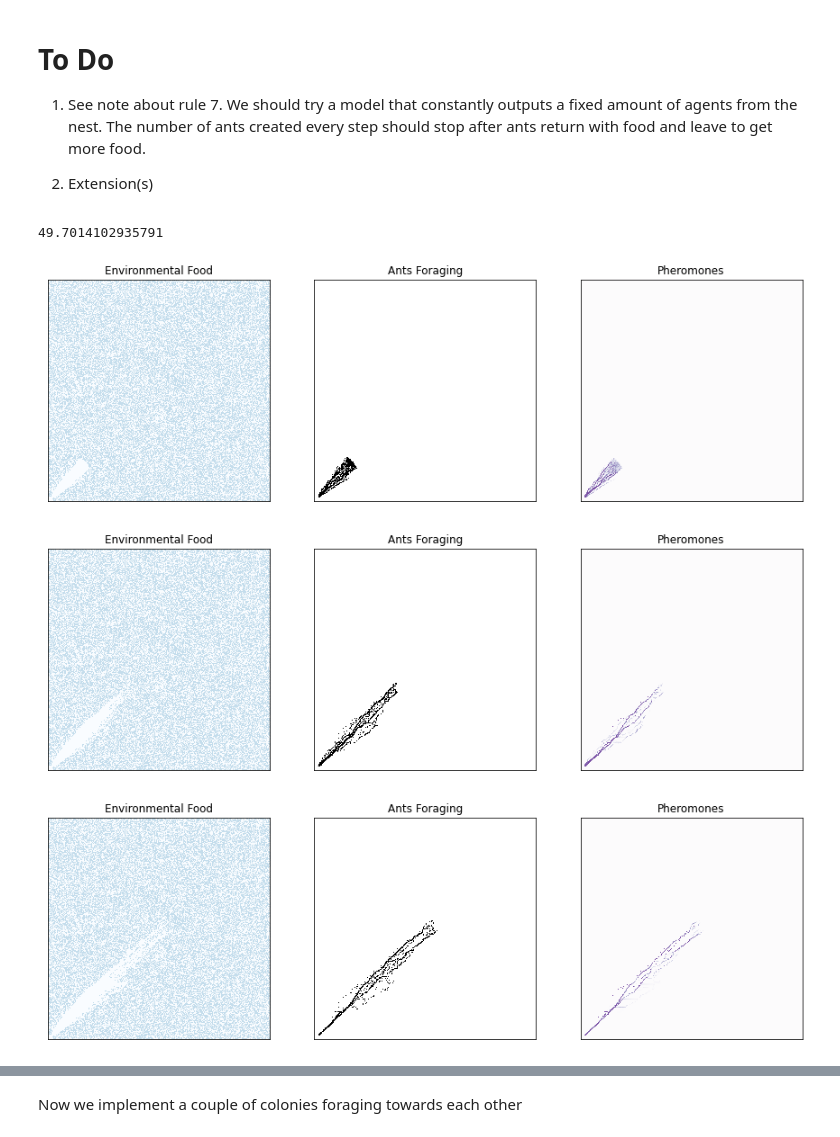
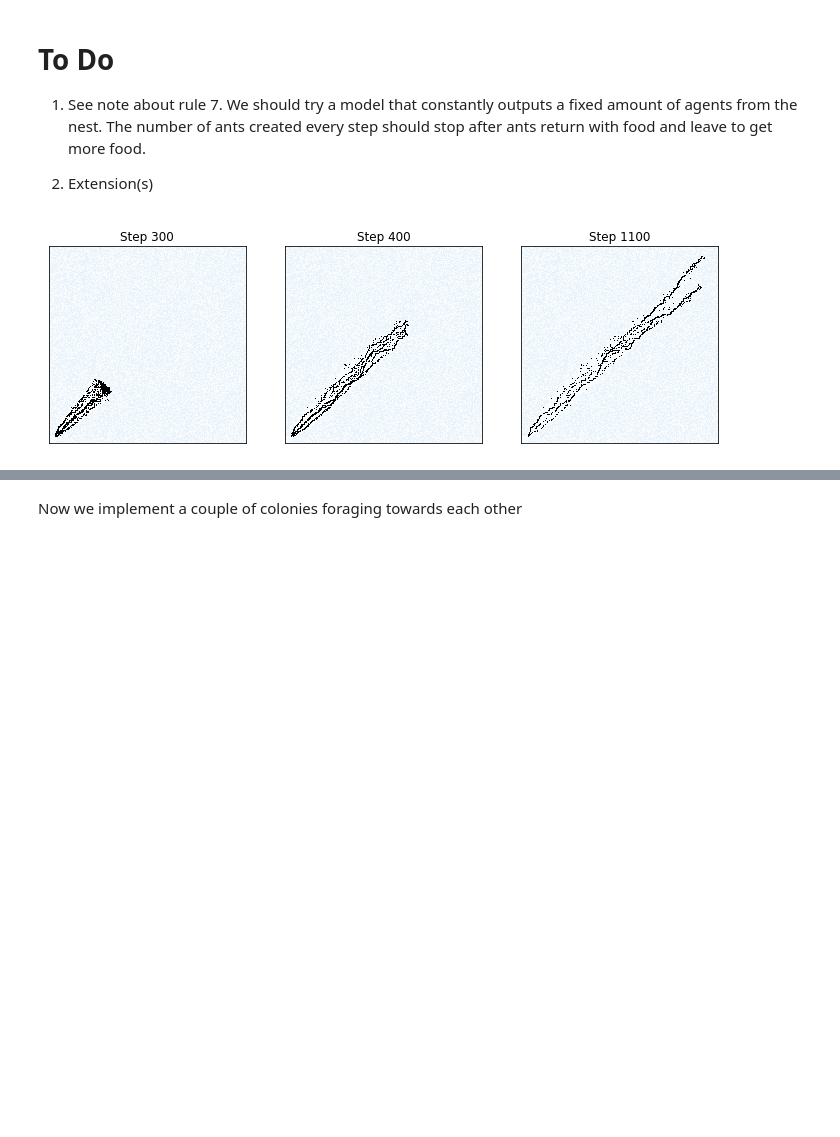
Before and after one commit to davidt315/ant_foraging_model, a Jupyter notebook: code/main_notebook.ipynb, the cells around one changed output, grey strips where cells are left out. Cells and saved outputs as stored; diff of their text form; code cells hidden in the pictures; blank space fills up the shorter version.

```diff
--- a/code/main_notebook.ipynb
+++ b/code/main_notebook.ipynb
@@ -94,7 +94,7 @@ class Antscape(Cell2D):
 
         #parameters
         self.ant_per_cell_max = self.params.get('ants_per_cell', 1)
-        self.sigmoid_going = self.params.get('sigmoid_going', 3)
+        self.sigmoid_foraging = self.params.get('sigmoid_foraging', 3)
         self.sigmoid_returning = self.params.get('sigmoid_returning', 1)
         self.nest_size = self.params.get('nest_size', 100)
         self.ants_per_step = self.params.get('ants_per_step', 10)
@@ -233,7 +233,7 @@ class Antscape(Cell2D):
         if has_food:
             move_prob = expit(self.parray[new_loc] - self.sigmoid_returning)
         else:
-            move_prob = expit(self.parray[new_loc] - self.sigmoid_going)
+            move_prob = expit(self.parray[new_loc] - self.sigmoid_foraging)
 
         if np.random.rand() <= move_prob:
             return new_loc
@@ -287,7 +287,7 @@ class Antscape(Cell2D):
 
     def draw(self):
         """Draws the cells."""
-        plt.figure(figsize=(5,5))
+#         plt.figure(figsize=(5,5))
         draw_array(self.array, cmap='Blues', vmax=10, origin='lower')
         # draw occupied cells
         locs = make_locs(self.n, self.n, self.larray)
@@ -297,9 +297,9 @@ class Antscape(Cell2D):
     def draw_verbose(self):
         plt.figure(figsize=(15,5))
         plt.subplot(1,3,1)
-        plt.title("Environmental Food")
+        plt.title("Food")
         draw_array(self.array, cmap='Blues', vmax=3, origin='lower')
-        plt.subplot(1,3,2), plt.title("Ants Foraging")
+        plt.subplot(1,3,2), plt.title("Ants")
         draw_array(self.larray, cmap="Greys", vmax=self.ant_per_cell_max, origin='lower')
         locs = make_locs(self.n, self.n, self.larray)
         xs, ys = self.get_coords(locs)
@@ -363,29 +363,31 @@ class Agent:
 
             env.p_deposit(self.loc, p)
 # %%
-env = Antscape(500, starting_ants=400, ants_per_cell=10, ants_per_step=10, starting_loc=(9,9), starting_dir='NE',
-               sigmoid_going=3, sigmoid_returning=1, nest_size=2000, p_foraging=1, p_returning=10, p_decay=.95,
+env = Antscape(300, starting_ants=400, ants_per_cell=10, ants_per_step=10, starting_loc=(9,9), starting_dir='NE',
+               sigmoid_foraging=3, sigmoid_returning=1, nest_size=2000, p_foraging=1, p_returning=10, p_decay=.95,
                plimit=100, food_generation_prob=.5, food_capacity=1)
 # %%
 # replication with even spread of food
-start = time.time()
-for i in range(1101):
+plt.figure(figsize=(12,10))
+plt.subplot(1,3,1)
+for i in range(300):
     env.step()
-    if (i == 300):
-        env.draw_verbose()
-        # plt.savefig('../reports/figures/replicationspread_300.png')
-    if (i == 700):
-        env.draw_verbose()
-        # plt.savefig('../reports/figures/replicationspread_700.png')
-    if (i == 1100):
-        env.draw_verbose()
-        # plt.savefig('../reports/figures/replicationspread_1100.png')
-time.time() - start
+env.draw()
+plt.title("Step 300")
+plt.subplot(1,3,2)
+for i in range(400):
+    env.step()
+env.draw()
+plt.title("Step 400")
+plt.subplot(1,3,3)
+for i in range(400):
+    env.step()
+env.draw()
+plt.title("Step 1100")
+# plt.savefig('../reports/figures/replication_fig1.png')
+plt.show()
 # %% [output]
-49.7014102935791
-[figure, old version]
+[figure, new version]
-[figure, removed]
-[figure, removed]
 # %%
 env.animate(100)
 # %% [output]
```
Also changed, not shown: parts of 6 cells of this notebook, 7 other files.
